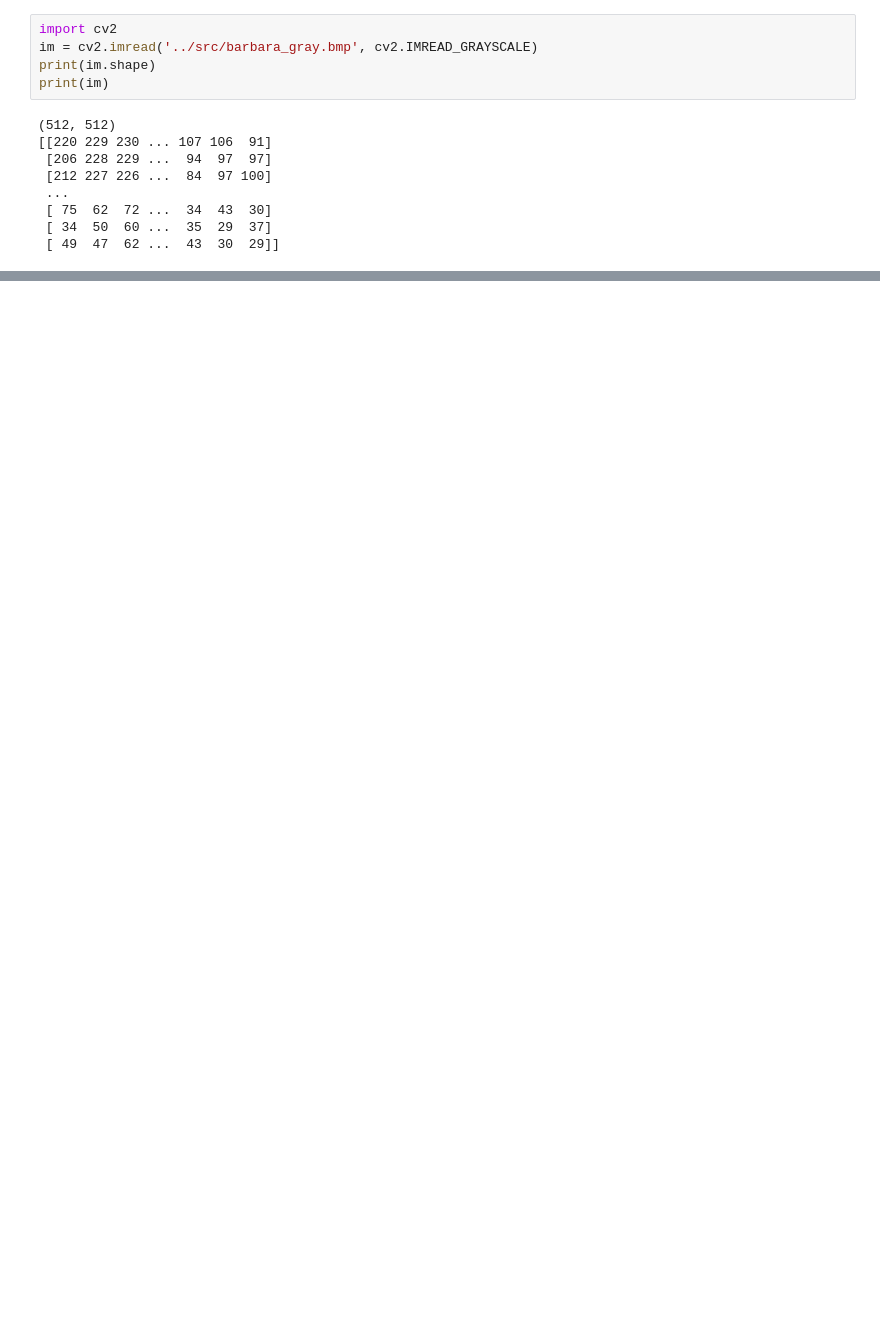
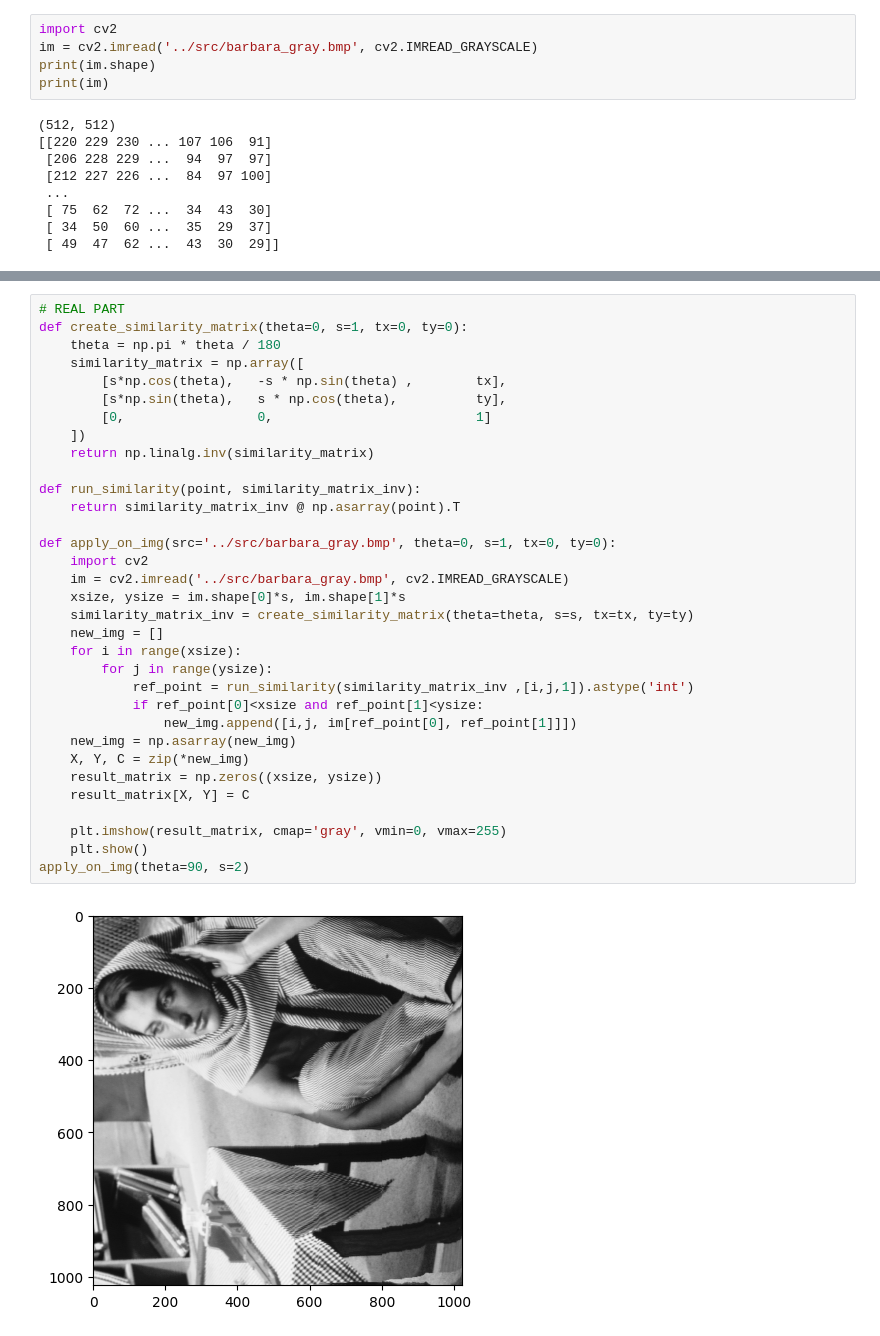
Before and after one commit to goli3148/3D-Vision, a Jupyter notebook: transformations/Similarity.ipynb, the cells around one changed output, grey strips where cells are left out. Saved outputs shown, nothing was run; the diff lists cells and outputs as text; blank space fills up the shorter version.

```diff
--- a/transformations/Similarity.ipynb
+++ b/transformations/Similarity.ipynb
@@ -138,0 +162,35 @@ plt.show()
+# %%
+# REAL PART
+def create_similarity_matrix(theta=0, s=1, tx=0, ty=0):
+    theta = np.pi * theta / 180
+    similarity_matrix = np.array([
+        [s*np.cos(theta),   -s * np.sin(theta) ,        tx],
+        [s*np.sin(theta),   s * np.cos(theta),          ty],
+        [0,                 0,                          1]
+    ])
+    return np.linalg.inv(similarity_matrix)
+
+def run_similarity(point, similarity_matrix_inv):
+    return similarity_matrix_inv @ np.asarray(point).T
+
+def apply_on_img(src='../src/barbara_gray.bmp', theta=0, s=1, tx=0, ty=0):
+    import cv2
+    im = cv2.imread('../src/barbara_gray.bmp', cv2.IMREAD_GRAYSCALE)
+    xsize, ysize = im.shape[0]*s, im.shape[1]*s
+    similarity_matrix_inv = create_similarity_matrix(theta=theta, s=s, tx=tx, ty=ty)
+    new_img = []
+    for i in range(xsize):
+        for j in range(ysize):
+            ref_point = run_similarity(similarity_matrix_inv ,[i,j,1]).astype('int')
+            if ref_point[0]<xsize and ref_point[1]<ysize:
+                new_img.append([i,j, im[ref_point[0], ref_point[1]]])
+    new_img = np.asarray(new_img)
+    X, Y, C = zip(*new_img)
+    result_matrix = np.zeros((xsize, ysize))
+    result_matrix[X, Y] = C
+
+    plt.imshow(result_matrix, cmap='gray', vmin=0, vmax=255)
+    plt.show()
+apply_on_img(theta=90, s=2)
+# %% [output]
+[figure, added]
```
Also changed, not shown: parts of 3 cells of this notebook.
